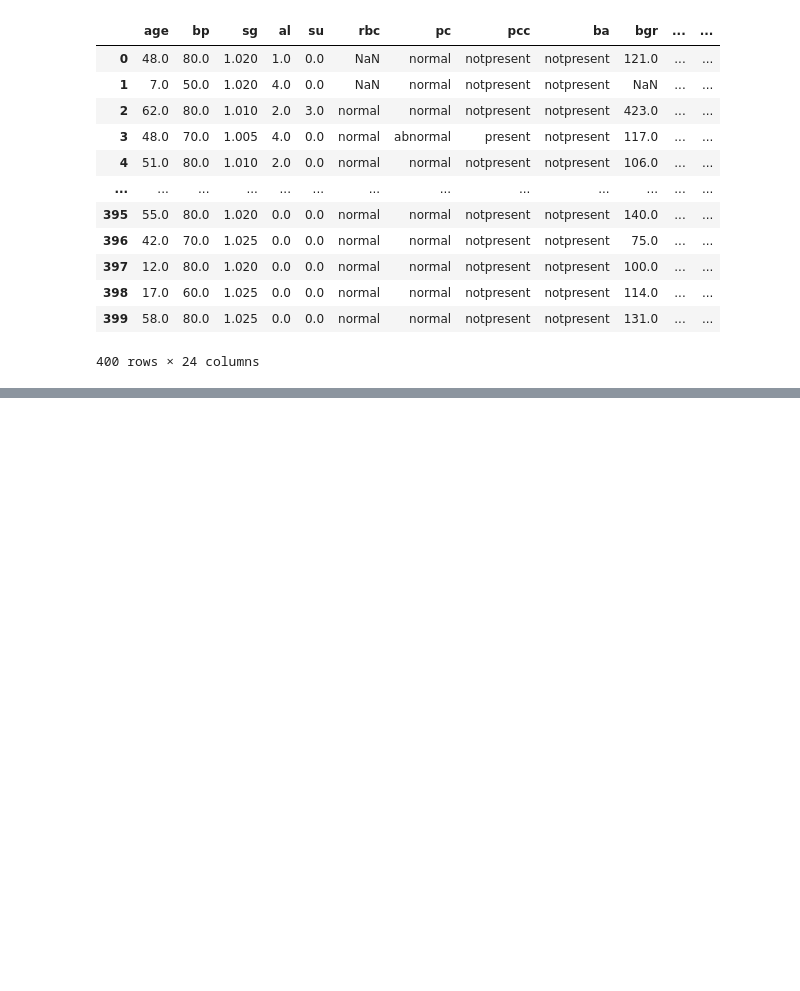
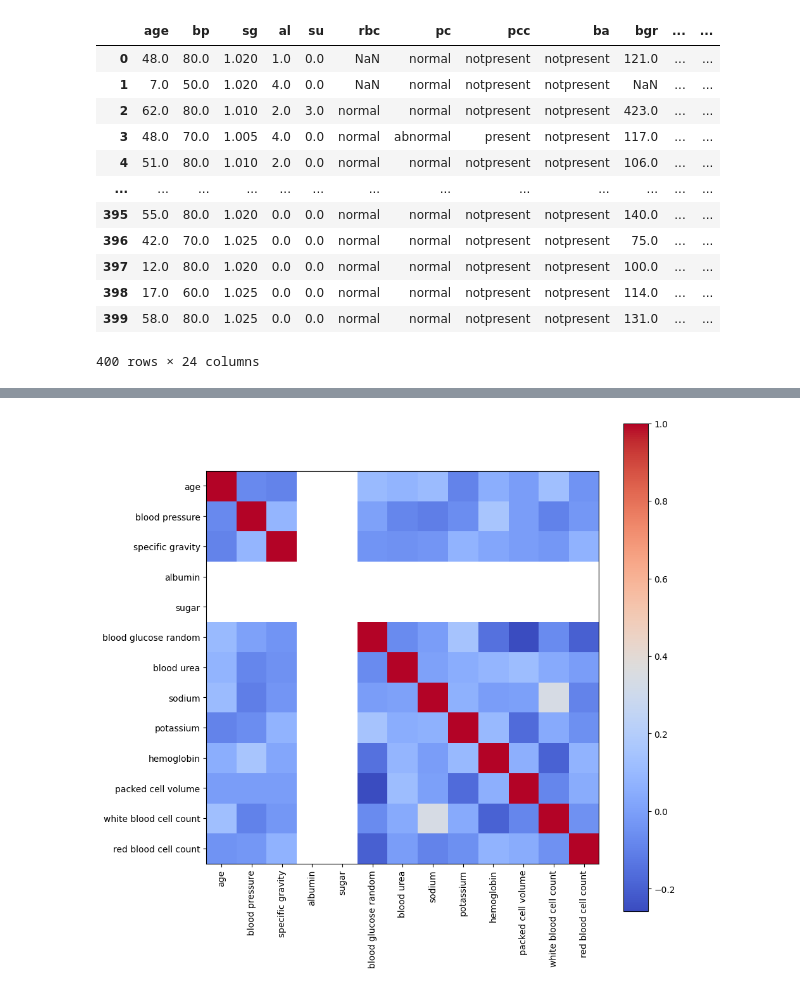
Before and after one commit to VladimirPiniazhin/Koneoppiminen, a Jupyter notebook: 1. Tehtävä.ipynb, the cells around one changed output, grey strips where cells are left out. Saved outputs shown, nothing was run; the diff lists cells and outputs as text; code cells hidden in the pictures; blank space fills up the shorter version.

```diff
--- a/1. Tehtävä.ipynb
+++ b/1. Tehtävä.ipynb
@@ -53,0 +330,3 @@ df
+# %%
+corr_control = control_df.drop(columns=['class']).corr()
+corr_control
@@ -53,0 +348,11 @@ df
+# %%
+# create heatmap with Matplotlib
+
+plt.figure(figsize=(10, 10))
+plt.imshow(corr_control, cmap='coolwarm', interpolation='none')
+plt.colorbar()
+plt.xticks(range(len(corr_control)), corr_control.columns, rotation=90)
+plt.yticks(range(len(corr_control)), corr_control.columns)
+plt.show()
+# %% [output]
+[figure, added]
```
Also changed, not shown: parts of 28 cells of this notebook.
